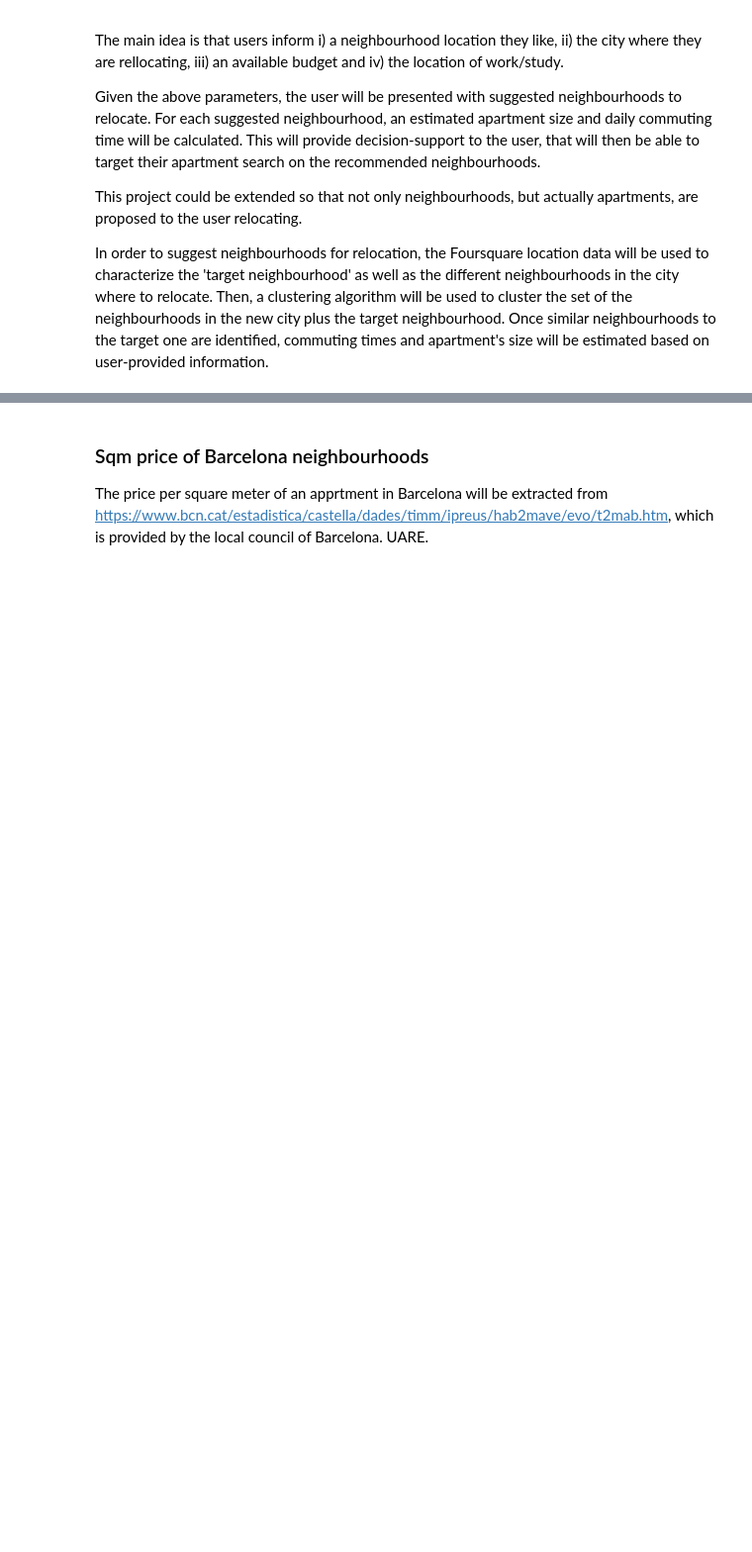
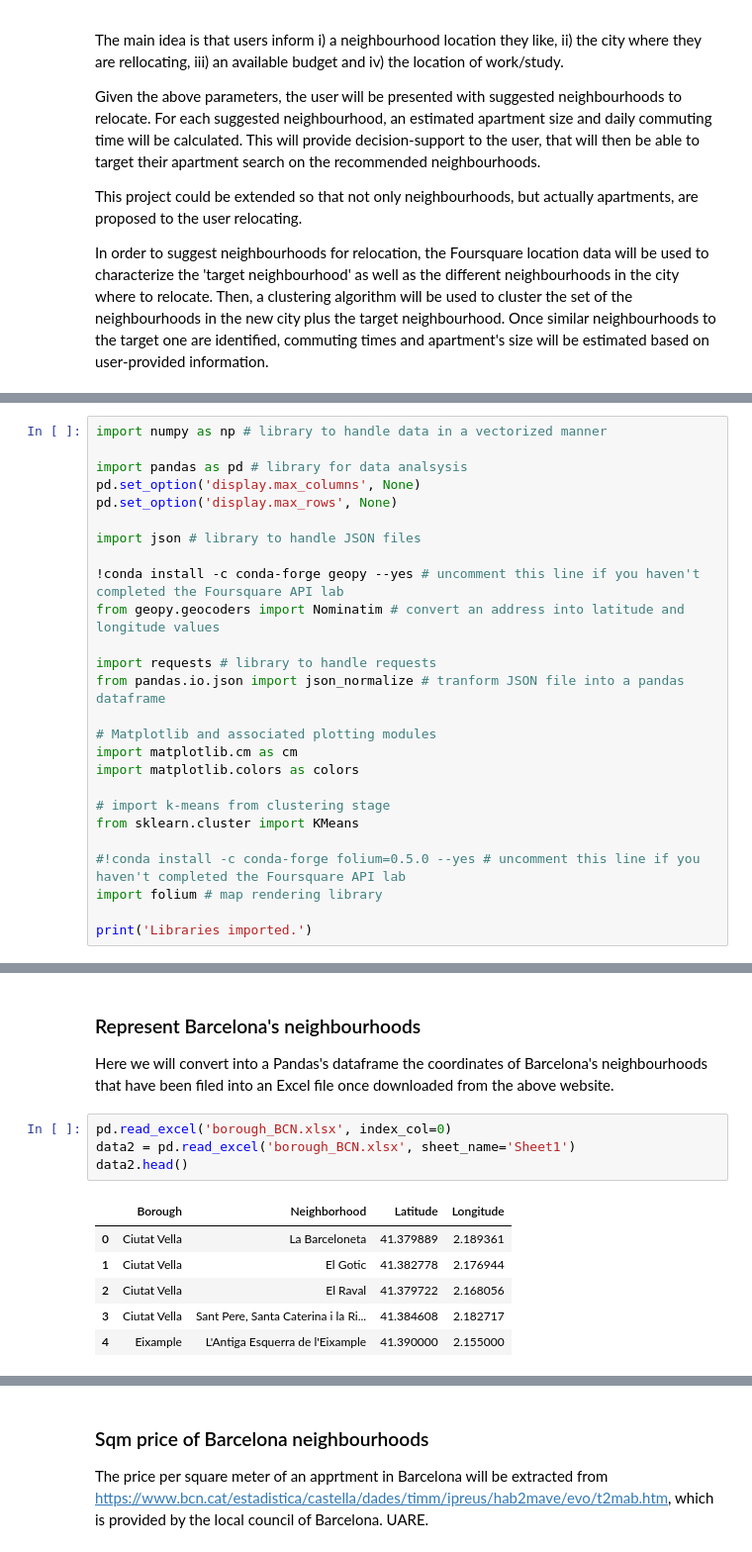
Before and after one commit to isaacfarreras/Coursera_Capstone, a Jupyter notebook: Coursera_capstone_IFAL.ipynb, the cells around one changed output, grey strips where cells are left out. Shown at 99% size. Saved outputs shown, nothing was run; the diff lists cells and outputs as text; blank space fills up the shorter version.

Commit message:
work done on 2020/08/11 to plot Barcelona neighbourhoods and target neighbourhood

```diff
--- a/Coursera_capstone_IFAL.ipynb
+++ b/Coursera_capstone_IFAL.ipynb
@@ -29,0 +34,26 @@ In order to suggest neighbourhoods for relocation, the Foursquare location data
+# %%
+import numpy as np # library to handle data in a vectorized manner
+
+import pandas as pd # library for data analsysis
+pd.set_option('display.max_columns', None)
+pd.set_option('display.max_rows', None)
+
+import json # library to handle JSON files
+
+!conda install -c conda-forge geopy --yes # uncomment this line if you haven't completed the Foursquare API lab
+from geopy.geocoders import Nominatim # convert an address into latitude and longitude values
+
+import requests # library to handle requests
+from pandas.io.json import json_normalize # tranform JSON file into a pandas dataframe
+
+# Matplotlib and associated plotting modules
+import matplotlib.cm as cm
+import matplotlib.colors as colors
+
+# import k-means from clustering stage
+from sklearn.cluster import KMeans
+
+#!conda install -c conda-forge folium=0.5.0 --yes # uncomment this line if you haven't completed the Foursquare API lab
+import folium # map rendering library
+
+print('Libraries imported.')
@@ -41,0 +94,14 @@ These coordinates will be used to explore the different neighbourhoods (plus the
+# %% [markdown]
+### Represent Barcelona's neighbourhoods
+Here we will convert into a Pandas's dataframe the coordinates of Barcelona's neighbourhoods that have been filed into an Excel file once downloaded from the above website.
+# %%
+pd.read_excel('borough_BCN.xlsx', index_col=0)
+data2 = pd.read_excel('borough_BCN.xlsx', sheet_name='Sheet1')
+data2.head()
+# %% [output]
+|  | Borough | Neighborhood | Latitude | Longitude |
+| 0 | Ciutat Vella | La Barceloneta | 41.379889 | 2.189361 |
+| 1 | Ciutat Vella | El Gotic | 41.382778 | 2.176944 |
+| 2 | Ciutat Vella | El Raval | 41.379722 | 2.168056 |
+| 3 | Ciutat Vella | Sant Pere, Santa Caterina i la Ri... | 41.384608 | 2.182717 |
+| 4 | Eixample | L'Antiga Esquerra de l'Eixample | 41.390000 | 2.155000 |
```
Also changed, not shown: parts of 13 cells of this notebook, 1 other file.
